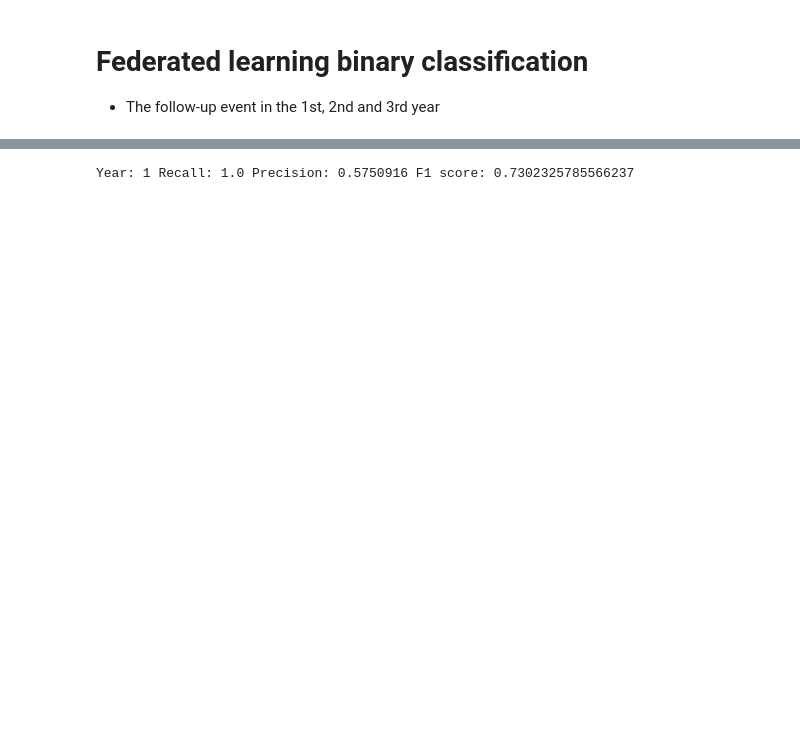
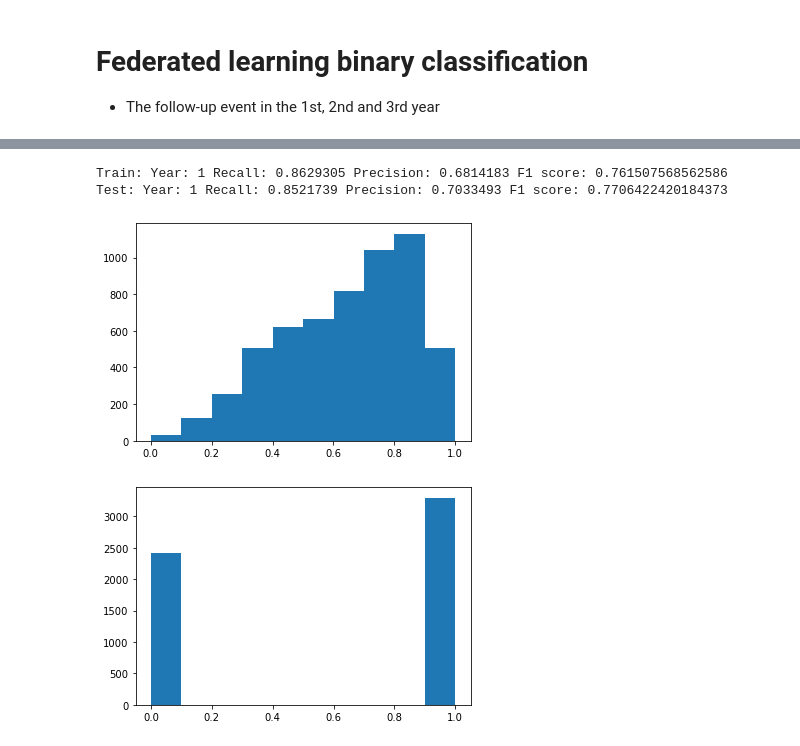
Before and after one commit to YitingZhang1997/MIDAS_Project_2020, a Jupyter notebook: Federated_Learning.ipynb, the cells around one changed output, grey strips where cells are left out. Drawn from its saved outputs; the diff is of its cells as text; code cells hidden in the pictures; blank space fills up the shorter version.

```diff
--- a/Federated_Learning.ipynb
+++ b/Federated_Learning.ipynb
@@ -615,0 +821,16 @@ federated_test_data = make_federated_data(X_full, y_full, test_client_ids)
+# %%
+train_ratio = 0.9
+federated_train_data, federated_test_data = split_data_federated(X_full, y_full, train_ratio)
+input_spec = federated_train_data.element_spec
+# %%
+iterative_process = tff.learning.build_federated_averaging_process(
+    model_fn,
+    client_optimizer_fn=lambda: tf.keras.optimizers.Adam(),
+    server_optimizer_fn=lambda: tf.keras.optimizers.Adam())
+# %%
+state = iterative_process.initialize()
+# %%
+NUM_ROUNDS = 100
+for round_num in range(NUM_ROUNDS):
+  state, metrics = iterative_process.next(state, [federated_train_data])
+  print('round {:2d}, metrics={}'.format(round_num, metrics))
@@ -616,12 +855,53 @@ federated_test_data = make_federated_data(X_full, y_full, test_client_ids)
 # %%
+# evaluation the model
+evaluation = tff.learning.build_federated_evaluation(model_fn)
+# str(evaluation.type_signature)
+
+train_metrics = evaluation(state.model, [federated_train_data])
+
+recall_train = train_metrics['recall']
+precision_train = train_metrics['precision']
+f1_train = 2 * recall_train * precision_train / (recall_train + precision_train)
+print('Train:',
+      'Year:', year,
+      'Recall:', recall_train,
+      'Precision:', precision_train,
+      'F1 score:', f1_train)
+
 test_metrics = evaluation(state.model, [federated_test_data])
 
 recall_test = test_metrics['recall']
 precision_test = test_metrics['precision']
 f1_test = 2 * recall_test * precision_test / (recall_test + precision_test)
-print('Year:', year,
+print('Test:',
+      'Year:', year,
       'Recall:', recall_test,
       'Precision:', precision_test,
       'F1 score:', f1_test)
 # %% [output]
-Year: 1 Recall: 1.0 Precision: 0.5750916 F1 score: 0.7302325785566237
+Train: Year: 1 Recall: 0.8629305 Precision: 0.6814183 F1 score: 0.761507568562586
+Test: Year: 1 Recall: 0.8521739 Precision: 0.7033493 F1 score: 0.7706422420184373
+# %%
+import matplotlib.pyplot as plt
+
+trained_model = create_keras_model()
+
+state.model.assign_weights_to(
+    trained_model
+)
+
+prediction = trained_model.predict(X_full)
+
+# print(prediction)
+# print(y_full)
+
+
+plt.hist(prediction)
+plt.show()
+
+
+plt.hist(y_full)
+plt.show()
+# %% [output]
+[figure, added]
+[figure, added]
```
Also changed, not shown: parts of 23 cells of this notebook.
